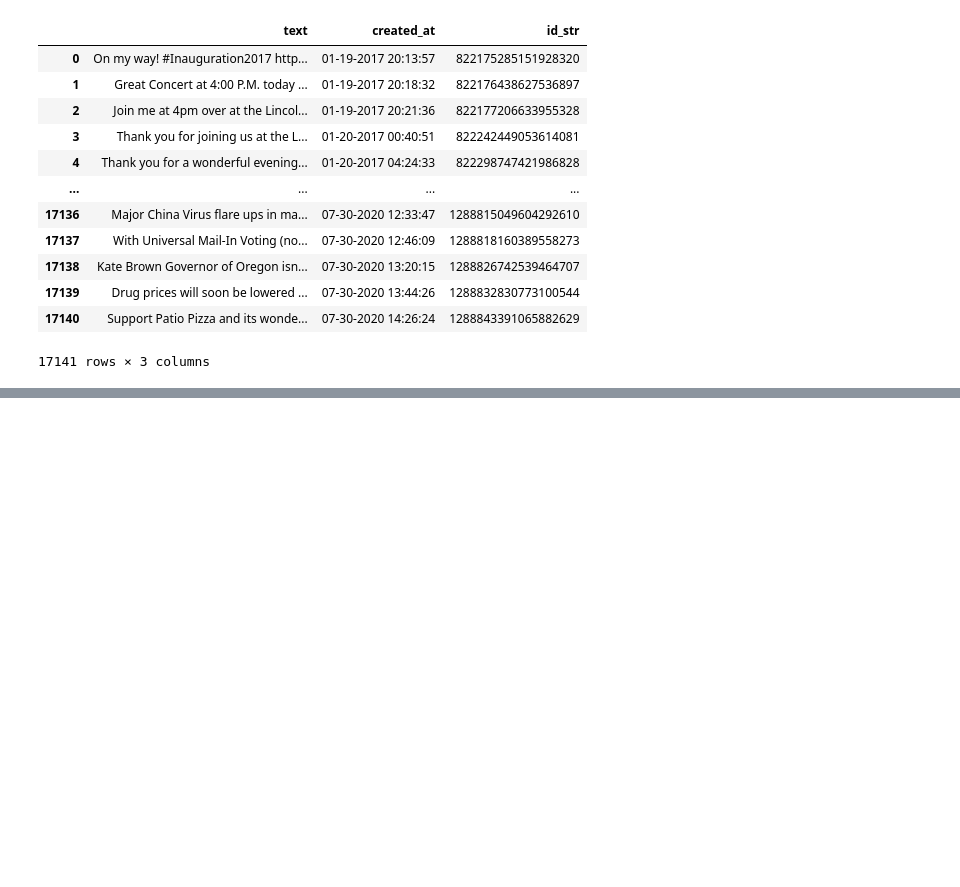
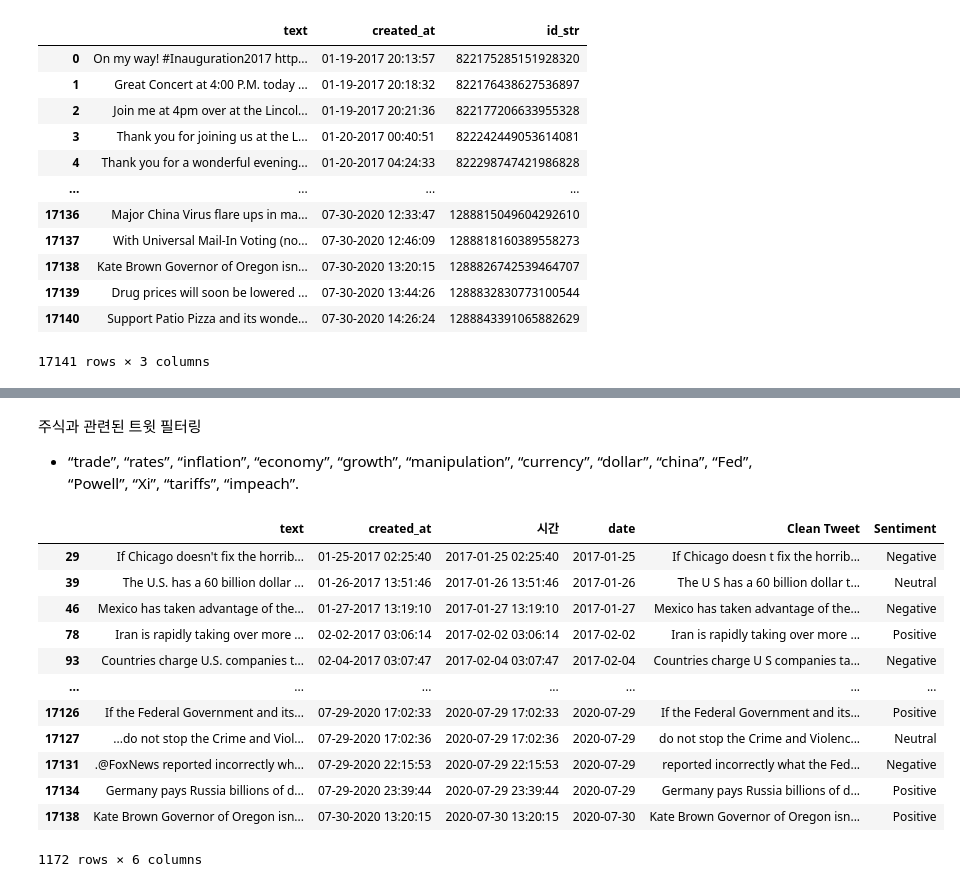
Before and after one commit to mel-f-dev/twitter, a Jupyter notebook: effects_of_trump_tweet.ipynb, the cells around one changed output, grey strips where cells are left out. Drawn from its saved outputs; the diff is of its cells as text; code cells hidden in the pictures; blank space fills up the shorter version.

```diff
--- a/effects_of_trump_tweet.ipynb
+++ b/effects_of_trump_tweet.ipynb
@@ -183,0 +172,20 @@ NameError: name 'go' is not defined
+# %% [markdown]
+주식과 관련된 트윗 필터링
+- “trade”, “rates”, “inflation”, “economy”, “growth”, “manipulation”, “currency”, “dollar”, “china”, “Fed”, “Powell”, “Xi”, “tariffs”, “impeach”.
+# %%
+df_stock = df_1.loc[df_1['Clean Tweet'].str.contains("trade|rates|inflation|economy|growth|manipulation|currency|dollar|china|Fed|Powell|Xi|tariffs|impeach", na=False)]
+df_stock
+# %% [output]
+|  | text | created_at | 시간 | date | Clean Tweet | Sentiment |
+| 29 | If Chicago doesn't fix the horrib... | 01-25-2017 02:25:40 | 2017-01-25 02:25:40 | 2017-01-25 | If Chicago doesn t fix the horrib... | Negative |
+| 39 | The U.S. has a 60 billion dollar ... | 01-26-2017 13:51:46 | 2017-01-26 13:51:46 | 2017-01-26 | The U S has a 60 billion dollar t... | Neutral |
+| 46 | Mexico has taken advantage of the... | 01-27-2017 13:19:10 | 2017-01-27 13:19:10 | 2017-01-27 | Mexico has taken advantage of the... | Negative |
+| 78 | Iran is rapidly taking over more ... | 02-02-2017 03:06:14 | 2017-02-02 03:06:14 | 2017-02-02 | Iran is rapidly taking over more ... | Positive |
+| 93 | Countries charge U.S. companies t... | 02-04-2017 03:07:47 | 2017-02-04 03:07:47 | 2017-02-04 | Countries charge U S companies ta... | Negative |
+| ... | ... | ... | ... | ... | ... | ... |
+| 17126 | If the Federal Government and its... | 07-29-2020 17:02:33 | 2020-07-29 17:02:33 | 2020-07-29 | If the Federal Government and its... | Positive |
+| 17127 | ...do not stop the Crime and Viol... | 07-29-2020 17:02:36 | 2020-07-29 17:02:36 | 2020-07-29 | do not stop the Crime and Violenc... | Neutral |
+| 17131 | .@FoxNews reported incorrectly wh... | 07-29-2020 22:15:53 | 2020-07-29 22:15:53 | 2020-07-29 | reported incorrectly what the Fed... | Negative |
+| 17134 | Germany pays Russia billions of d... | 07-29-2020 23:39:44 | 2020-07-29 23:39:44 | 2020-07-29 | Germany pays Russia billions of d... | Positive |
+| 17138 | Kate Brown Governor of Oregon isn... | 07-30-2020 13:20:15 | 2020-07-30 13:20:15 | 2020-07-30 | Kate Brown Governor of Oregon isn... | Positive |
+1172 rows × 6 columns
```
Also changed, not shown: parts of 38 cells of this notebook, 7 other files.
